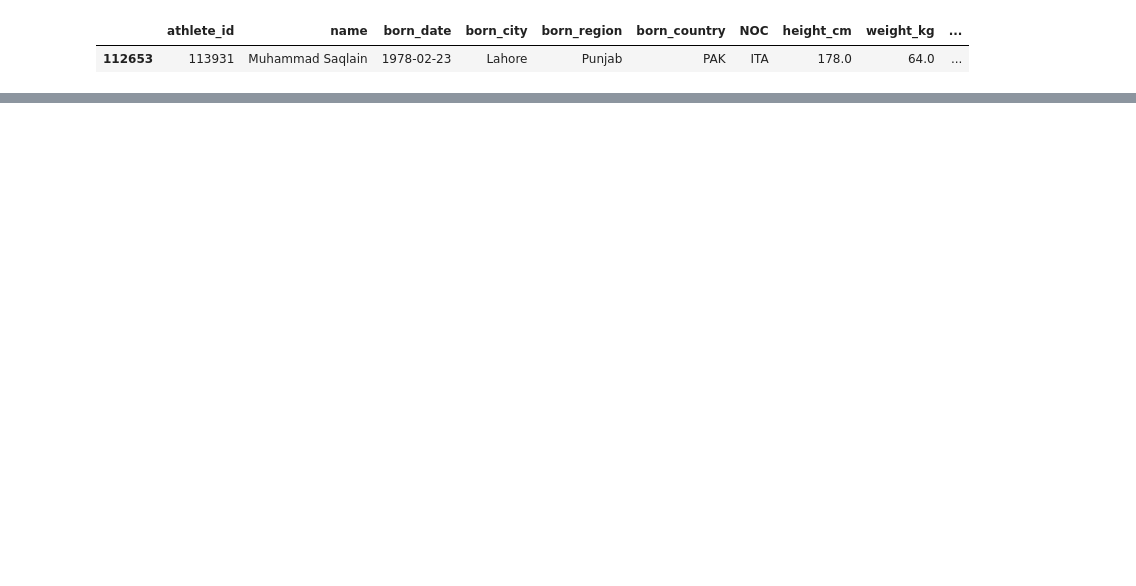
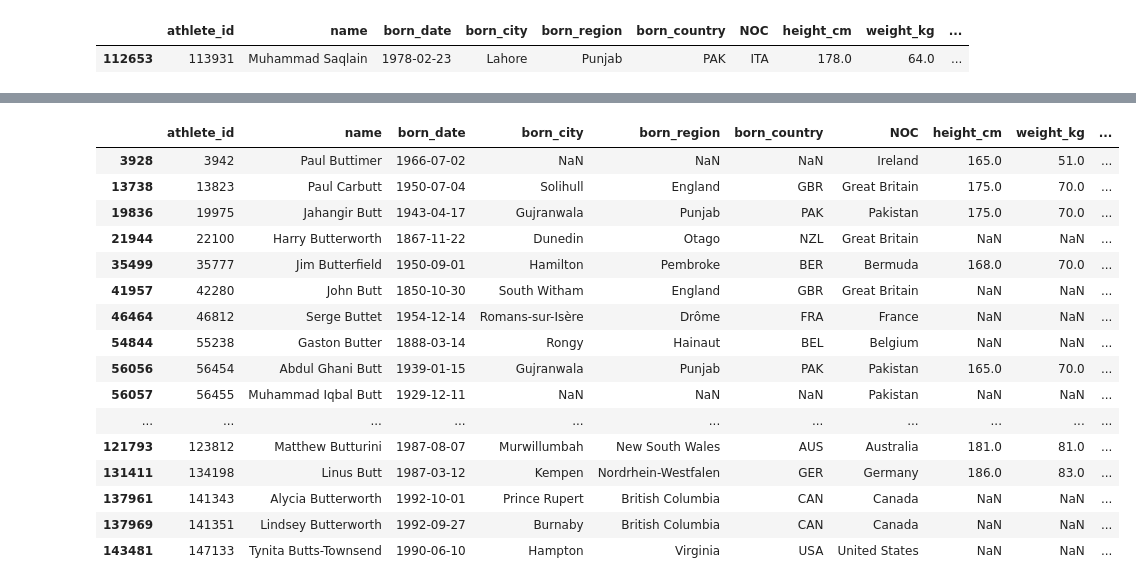
Before and after one commit to notSaqlain/Pandas, a Jupyter notebook: saqlain.ipynb, the cells around one changed output, grey strips where cells are left out. Drawn from its saved outputs; the diff is of its cells as text; code cells hidden in the pictures; blank space fills up the shorter version.

```diff
--- a/saqlain.ipynb
+++ b/saqlain.ipynb
@@ -177,3 +177,23 @@ bios.loc[bios['name'].str.contains('khalid' , case=False)]
 | 138854 | 142282 | Salma Khalid | 2003-12-19 | Al-Qahira (Cairo) | Al-Qahira | EGY | Egypt | NaN | NaN | ... |
 | 141955 | 145540 | Khalid Choukoud | 1986-03-23 | NaN | NaN | NaN | Netherlands | NaN | NaN | ... |
 | 144104 | 147773 | Khalid Al-Ghannam | 2000-11-08 | Khobar | Ash-Sharqiyah | KSA | Kingdom of Saudi Arabia | 171.0 | NaN | ... |
+# %%
+bios.loc[bios['name'].str.contains('butt' , case=False)]
+# %% [output]
+|  | athlete_id | name | born_date | born_city | born_region | born_country | NOC | height_cm | weight_kg | ... |
+| 3928 | 3942 | Paul Buttimer | 1966-07-02 | NaN | NaN | NaN | Ireland | 165.0 | 51.0 | ... |
+| 13738 | 13823 | Paul Carbutt | 1950-07-04 | Solihull | England | GBR | Great Britain | 175.0 | 70.0 | ... |
+| 19836 | 19975 | Jahangir Butt | 1943-04-17 | Gujranwala | Punjab | PAK | Pakistan | 175.0 | 70.0 | ... |
+| 21944 | 22100 | Harry Butterworth | 1867-11-22 | Dunedin | Otago | NZL | Great Britain | NaN | NaN | ... |
+| 35499 | 35777 | Jim Butterfield | 1950-09-01 | Hamilton | Pembroke | BER | Bermuda | 168.0 | 70.0 | ... |
+| 41957 | 42280 | John Butt | 1850-10-30 | South Witham | England | GBR | Great Britain | NaN | NaN | ... |
+| 46464 | 46812 | Serge Buttet | 1954-12-14 | Romans-sur-Isère | Drôme | FRA | France | NaN | NaN | ... |
+| 54844 | 55238 | Gaston Butter | 1888-03-14 | Rongy | Hainaut | BEL | Belgium | NaN | NaN | ... |
+| 56056 | 56454 | Abdul Ghani Butt | 1939-01-15 | Gujranwala | Punjab | PAK | Pakistan | 165.0 | 70.0 | ... |
+| 56057 | 56455 | Muhammad Iqbal Butt | 1929-12-11 | NaN | NaN | NaN | Pakistan | NaN | NaN | ... |
+| ... | ... | ... | ... | ... | ... | ... | ... | ... | ... | ... |
+| 121793 | 123812 | Matthew Butturini | 1987-08-07 | Murwillumbah | New South Wales | AUS | Australia | 181.0 | 81.0 | ... |
+| 131411 | 134198 | Linus Butt | 1987-03-12 | Kempen | Nordrhein-Westfalen | GER | Germany | 186.0 | 83.0 | ... |
+| 137961 | 141343 | Alycia Butterworth | 1992-10-01 | Prince Rupert | British Columbia | CAN | Canada | NaN | NaN | ... |
+| 137969 | 141351 | Lindsey Butterworth | 1992-09-27 | Burnaby | British Columbia | CAN | Canada | NaN | NaN | ... |
+| 143481 | 147133 | Tynita Butts-Townsend | 1990-06-10 | Hampton | Virginia | USA | United States | NaN | NaN | ... |
```
